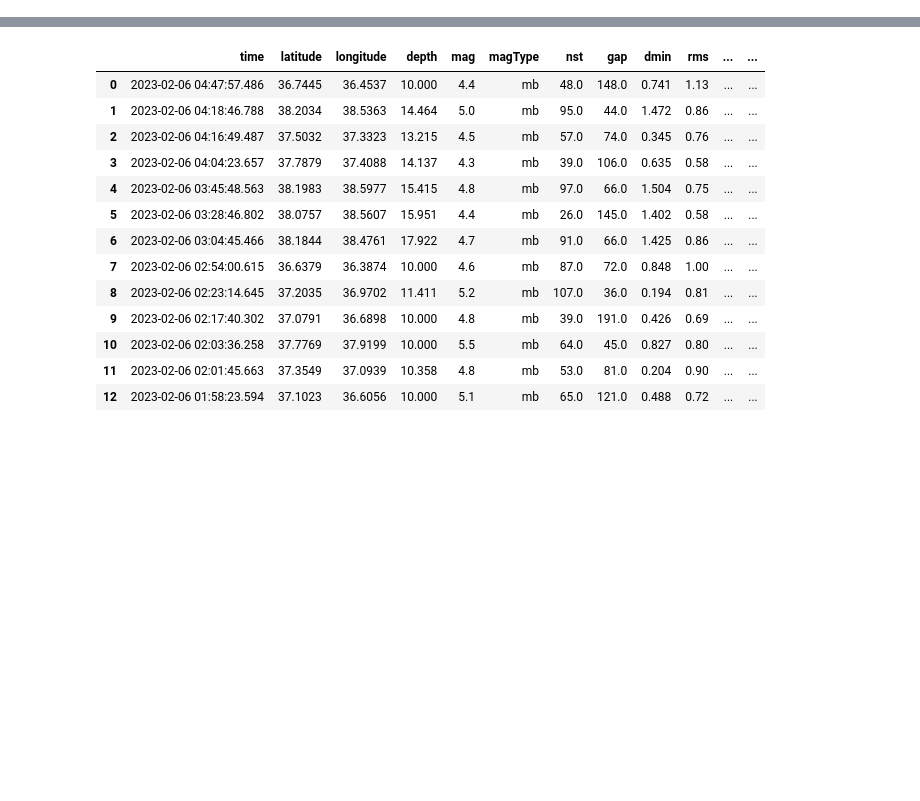
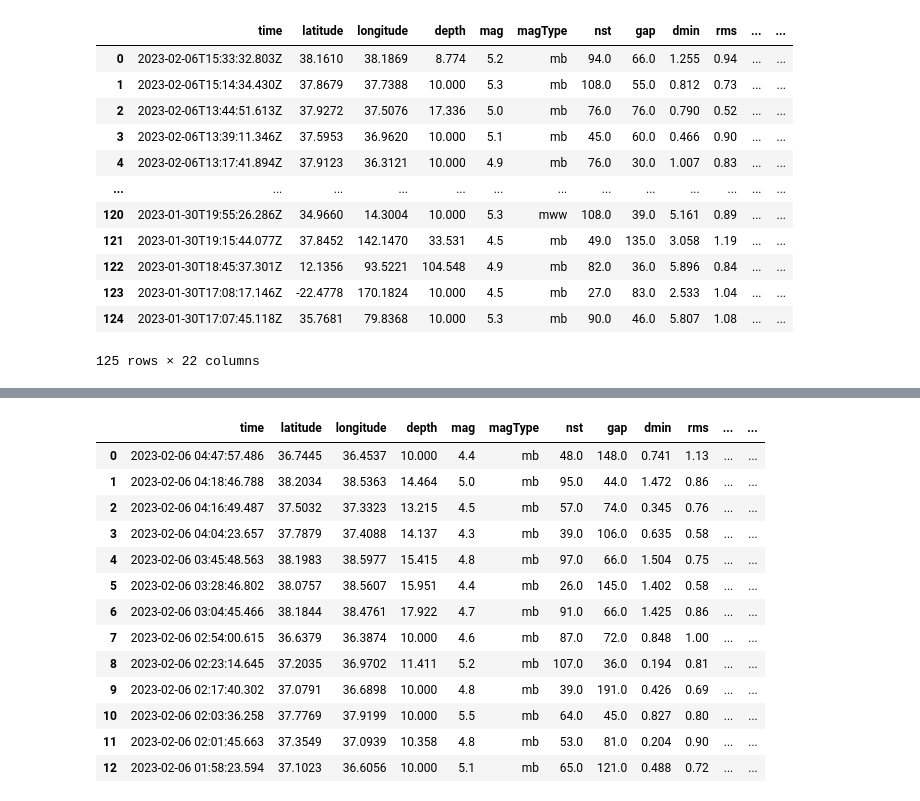
Before and after one commit to yong-xiong/turkey-quake, a Jupyter notebook: quake_and_aftershocks.ipynb, the cells around one changed output, grey strips where cells are left out. Saved outputs shown, nothing was run; the diff lists cells and outputs as text; code cells hidden in the pictures; blank space fills up the shorter version.

```diff
--- a/quake_and_aftershocks.ipynb
+++ b/quake_and_aftershocks.ipynb
@@ -21,0 +12,19 @@ quake_list = pd.read_csv('2.5_day.csv')
+# %%
+url = 'https://earthquake.usgs.gov/earthquakes/feed/v1.0/summary/4.5_week.csv'
+
+quake_list = pd.read_csv(url)
+quake_list
+# %% [output]
+|  | time | latitude | longitude | depth | mag | magType | nst | gap | dmin | rms | ... | ... |
+| 0 | 2023-02-06T15:33:32.803Z | 38.1610 | 38.1869 | 8.774 | 5.2 | mb | 94.0 | 66.0 | 1.255 | 0.94 | ... | ... |
+| 1 | 2023-02-06T15:14:34.430Z | 37.8679 | 37.7388 | 10.000 | 5.3 | mb | 108.0 | 55.0 | 0.812 | 0.73 | ... | ... |
+| 2 | 2023-02-06T13:44:51.613Z | 37.9272 | 37.5076 | 17.336 | 5.0 | mb | 76.0 | 76.0 | 0.790 | 0.52 | ... | ... |
+| 3 | 2023-02-06T13:39:11.346Z | 37.5953 | 36.9620 | 10.000 | 5.1 | mb | 45.0 | 60.0 | 0.466 | 0.90 | ... | ... |
+| 4 | 2023-02-06T13:17:41.894Z | 37.9123 | 36.3121 | 10.000 | 4.9 | mb | 76.0 | 30.0 | 1.007 | 0.83 | ... | ... |
+| ... | ... | ... | ... | ... | ... | ... | ... | ... | ... | ... | ... | ... |
+| 120 | 2023-01-30T19:55:26.286Z | 34.9660 | 14.3004 | 10.000 | 5.3 | mww | 108.0 | 39.0 | 5.161 | 0.89 | ... | ... |
+| 121 | 2023-01-30T19:15:44.077Z | 37.8452 | 142.1470 | 33.531 | 4.5 | mb | 49.0 | 135.0 | 3.058 | 1.19 | ... | ... |
+| 122 | 2023-01-30T18:45:37.301Z | 12.1356 | 93.5221 | 104.548 | 4.9 | mb | 82.0 | 36.0 | 5.896 | 0.84 | ... | ... |
+| 123 | 2023-01-30T17:08:17.146Z | -22.4778 | 170.1824 | 10.000 | 4.5 | mb | 27.0 | 83.0 | 2.533 | 1.04 | ... | ... |
+| 124 | 2023-01-30T17:07:45.118Z | 35.7681 | 79.8368 | 10.000 | 5.3 | mb | 90.0 | 46.0 | 5.807 | 1.08 | ... | ... |
+125 rows × 22 columns
```
Also changed, not shown: parts of 3 cells of this notebook.
